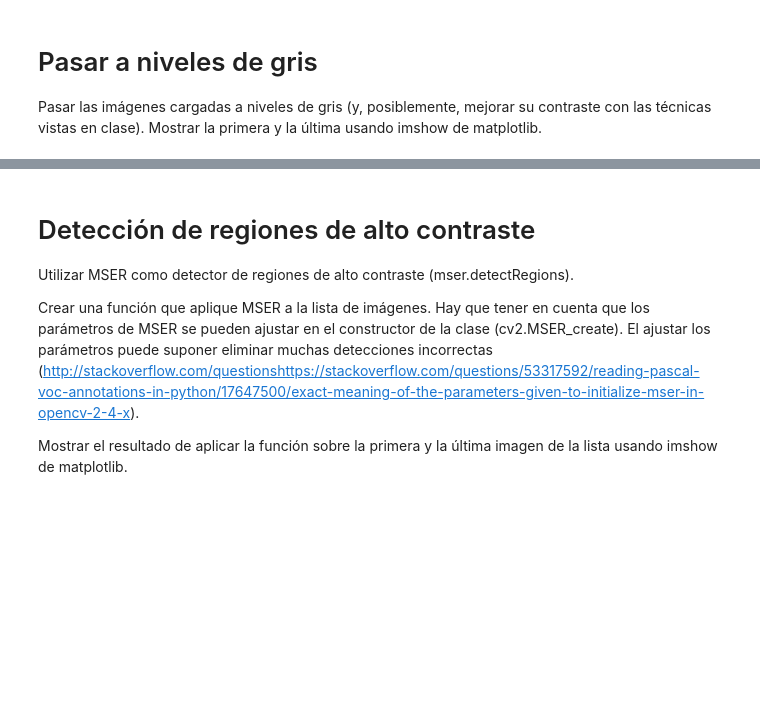
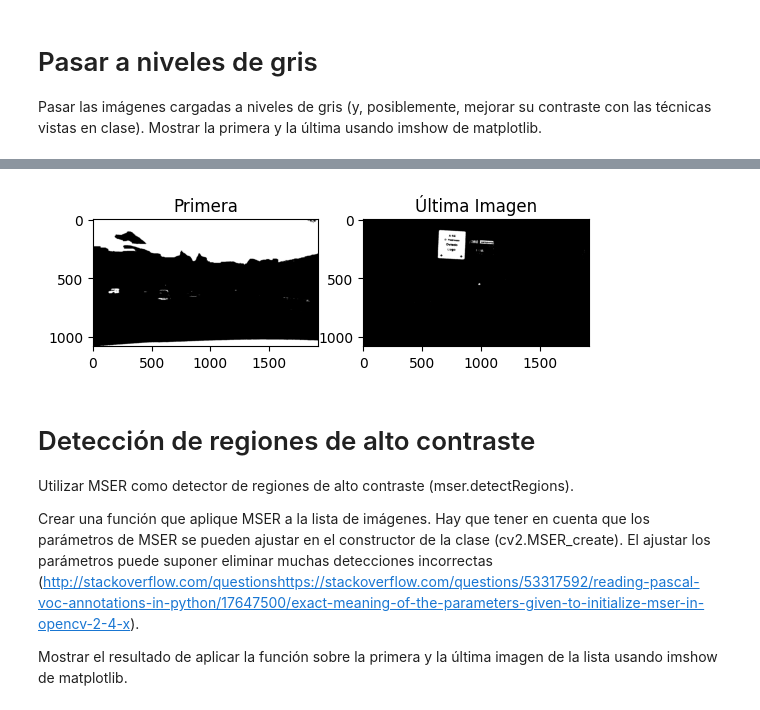
Before and after one commit to Im-Lewis/Practica1-VA, a Jupyter notebook: notebook_BlueFilter.ipynb, the cells around one changed output, grey strips where cells are left out. Cells and saved outputs as stored; diff of their text form; code cells hidden in the pictures; blank space fills up the shorter version.

```diff
--- a/notebook_BlueFilter.ipynb
+++ b/notebook_BlueFilter.ipynb
@@ -138,0 +152,6 @@ def pasarAGris(imagen):
+# %%
+# Para mostrar el resultado de otras imagenes
+for i,image in enumerate(result):
+    cv2.imshow('IMAGEN: '+ str(i), result[i])
+    cv2.waitKey(0)
+    cv2.destroyAllWindows()
@@ -138,0 +166,28 @@ def pasarAGris(imagen):
+# %%
+######################################################################################################################
+# FILTRO QUE MEJOR FUNCIONA (Mejor que el anterior)
+######################################################################################################################
+def apply_blue_filter_niebla(images):
+    filtered_images = []
+    for image in images:
+        # Corrección de contraste para reducir el efecto de la niebla
+        clahe = cv2.createCLAHE(clipLimit=2.0, tileGridSize=(8, 8))
+        lab = cv2.cvtColor(image, cv2.COLOR_BGR2LAB)
+        lab_planes = cv2.split(lab)
+        lab_planes = list(lab_planes)  # Convertir a lista para modificar
+        lab_planes[0] = clahe.apply(lab_planes[0])
+        lab = cv2.merge(lab_planes)
+        image = cv2.cvtColor(lab, cv2.COLOR_LAB2BGR)
+
+        # Convertir a espacio de color HSV
+        img = cv2.cvtColor(image, cv2.COLOR_BGR2HSV)
+
+        # Crear máscara para zonas azules
+        mask = cv2.inRange(img, np.array([90, 130, 0]), np.array([130, 255, 255]))
+
+        filtered_images.append(mask)
+
+    return filtered_images
+
+# Ejemplo de uso
+filtered_images = apply_blue_filter_niebla(imgs_saturation_increase.copy())
@@ -138,0 +204,8 @@ def pasarAGris(imagen):
+# %%
+# Aplicamos el filtro de azul a las imagenes
+filtered = apply_blue_filter_niebla(listaImagenes.copy())
+
+# Mostramos la primera y la ultima imagen de la lista
+mostrarPrimeraYUltima(filtered)
+# %% [output]
+[figure, added]
```
Also changed, not shown: parts of 25 cells of this notebook, 1 other file.
